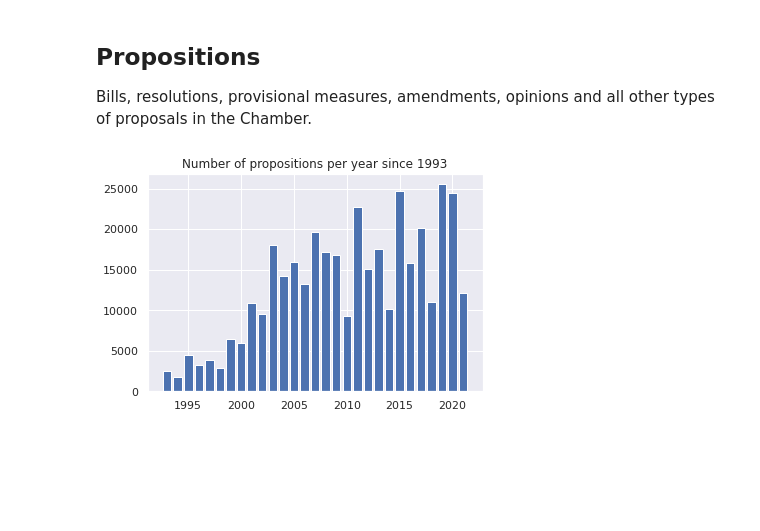
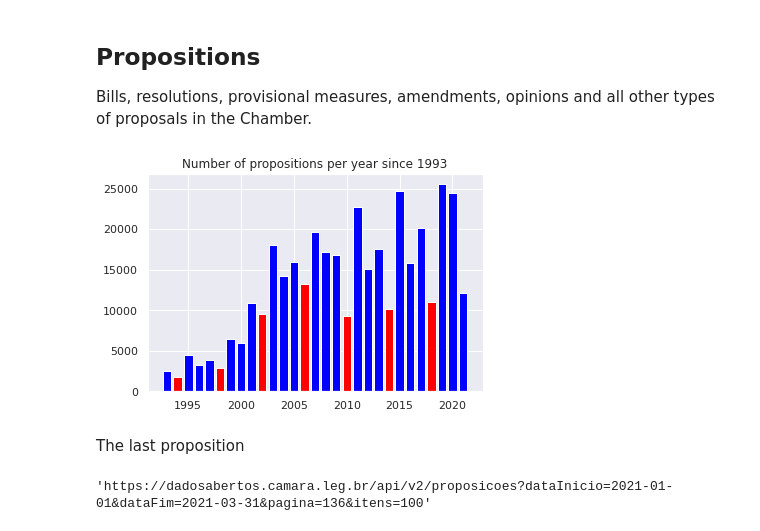
Before and after one commit to lucasmoschen/project-network-science, a Jupyter notebook: notebooks/data_exploration.ipynb, the cells around one changed output. Drawn from its saved outputs; the diff is of its cells as text; code cells hidden in the pictures; blank space fills up the shorter version.

Commit message:
Added propositions

```diff
--- a/notebooks/data_exploration.ipynb
+++ b/notebooks/data_exploration.ipynb
@@ -314,8 +314,14 @@ for year in tqdm.tqdm(range(1993,2022)):
 
     number_props.append((last_page-1)*100+prop.shape[0])
 # %%
-plt.bar(range(1993,2022), number_props)
+plt.bar(range(1993,2022), number_props, color = ['blue', 'red'] + (['blue']*3+['red'])*6 + ['blue']*3)
 plt.title('Number of propositions per year since 1993')
 plt.show()
 # %% [output]
-[figure, old version]
+[figure, new version]
+# %% [markdown]
+The last proposition
+# %%
+requests.get(api+'proposicoes?itens=100&dataInicio=2021-01-01&dataFim=2021-03-31').json()['links'][-1]['href']
+# %% [output]
+'https://dadosabertos.camara.leg.br/api/v2/proposicoes?dataInicio=2021-01-01&dataFim=2021-03-31&pagina=136&itens=100'
```
Also changed, not shown: parts of 8 cells of this notebook.
